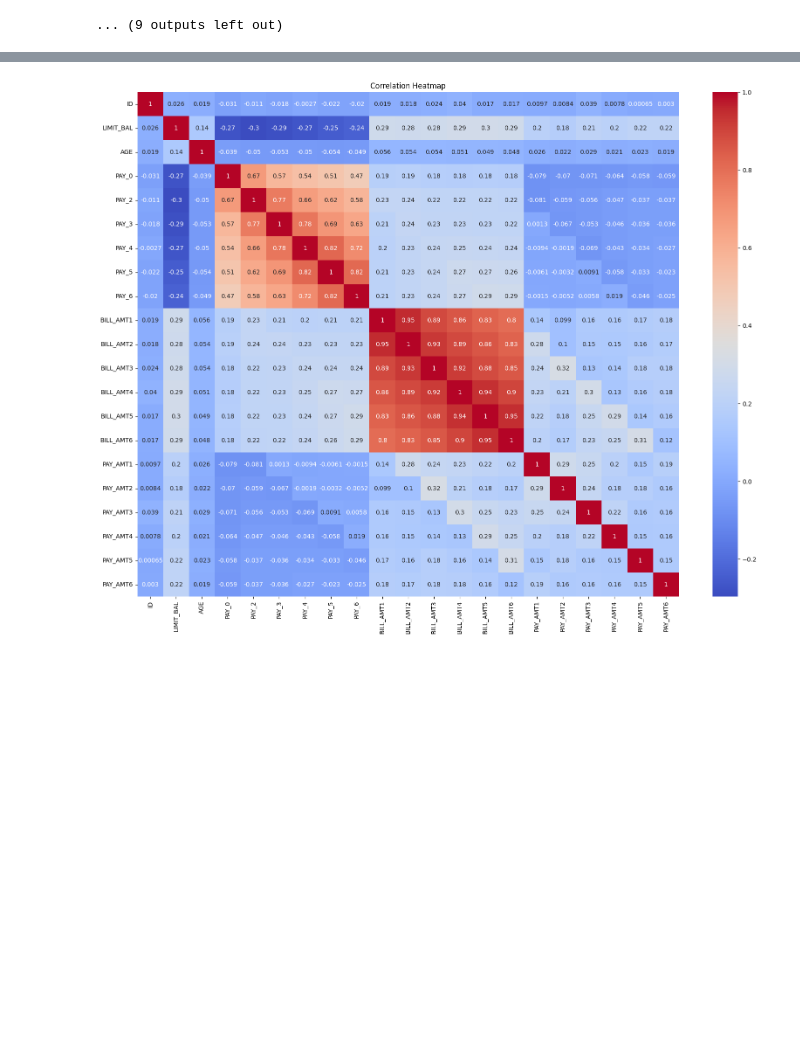
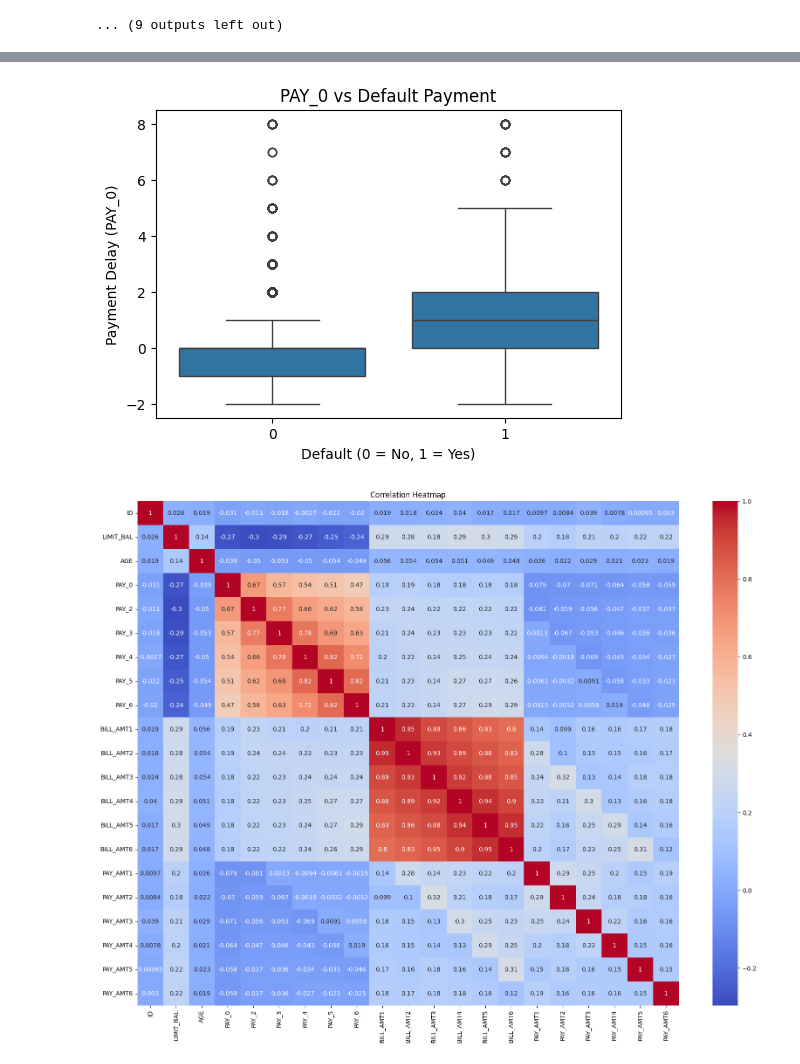
Before and after one commit to imanekadri/Credit-Card-Default-Prediction, a Jupyter notebook: 1_Préparation&EDA.ipynb, the cells around one changed output, grey strips where cells are left out. Saved outputs shown, nothing was run; the diff lists cells and outputs as text; code cells hidden in the pictures; blank space fills up the shorter version.

```diff
--- a/1_notebook.ipynb
+++ b/1_Préparation&EDA.ipynb
@@ -249,3 +294,17 @@ for i in num_cols:
+# %%
+plt.figure(figsize=(6,4))
+sns.boxplot(
+    x='default.payment.next.month',
+    y='PAY_0',
+    data=data
+)
+
+plt.title("PAY_0 vs Default Payment")
+plt.xlabel("Default (0 = No, 1 = Yes)")
+plt.ylabel("Payment Delay (PAY_0)")
+plt.show()
+# %% [output]
+[figure, added]
 # %%
 corr = data[num_cols].corr()
 # %%
```
Also changed, not shown: parts of 4 cells of this notebook, 12 other files.
